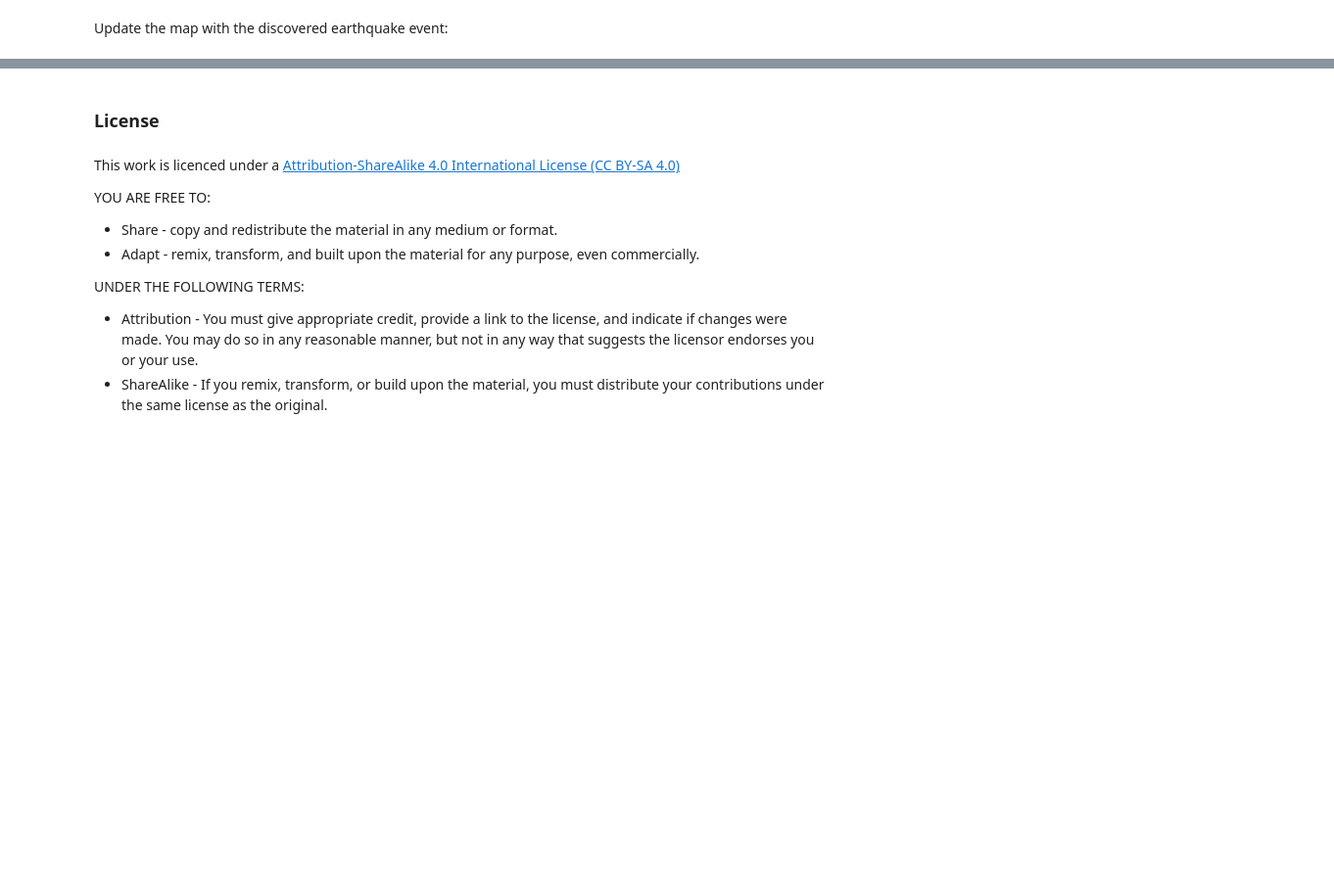
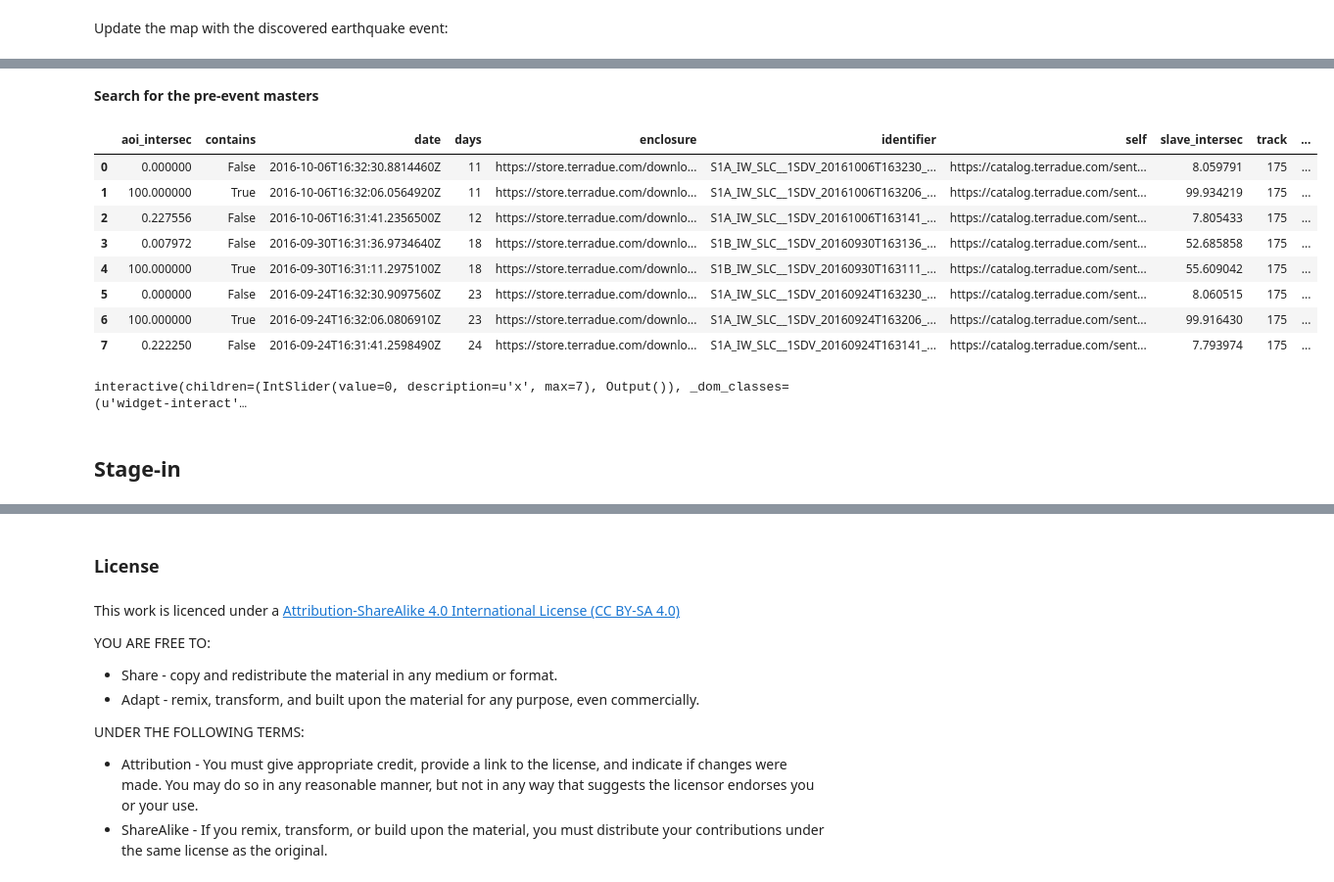
Before and after one commit to geohazards-tep/crl-school-2108, a Jupyter notebook: 01 - Earthquake discovery.ipynb, the cells around one changed output, grey strips where cells are left out. Shown at 98% size. Saved outputs shown, nothing was run; the diff lists cells and outputs as text; code cells hidden in the pictures; blank space fills up the shorter version.

```diff
--- a/01 - Earthquake discovery.ipynb
+++ b/01 - Earthquake discovery.ipynb
@@ -164,0 +312,2 @@ The next Jupyter notebook of the training, **02 - Sentinel-1 discovery** shows h
+# %% [markdown]
+**Search for the pre-event masters**
@@ -164,0 +316,48 @@ The next Jupyter notebook of the training, **02 - Sentinel-1 discovery** shows h
+# %%
+master_search_stop_date = (dateutil.parser.parse(slave['startdate']) + timedelta(days=-1)).isoformat()
+# %%
+master_search_params = dict([('geom', slave['wkt']),
+                             ('track', slave['track']),
+                             ('pt',slave['productType']),
+                             ('start', master_search_start_date),
+                             ('stop', master_search_stop_date)])
+# %%
+try:
+    master_search = ciop.search(end_point=series,
+                            params=master_search_params,
+                            output_fields='identifier,enclosure,self,startdate,track,wkt',
+                            model='EOP')
+except IndexError:
+    print('no masters')
+# %%
+result = []
+
+for index, elem in enumerate(master_search):
+
+    master_wkt = loads(elem['wkt'])
+
+    result.append({'self' : elem['self'],
+                   'identifier' : elem['identifier'],
+                   'enclosure' : elem['enclosure'],
+                   'wkt': loads(elem['wkt']),
+                                      'date' : elem['startdate'],
+                   'track' : elem['track'],
+                   'aoi_intersec' : (master_wkt.intersection(aoi).area/aoi.area) * 100,
+                   'slave_intersec' : (master_wkt.intersection(loads(slave['wkt']))).area / loads(slave['wkt']).area * 100,
+                   'contains': master_wkt.contains(aoi),
+                   'days': (dateutil.parser.parse(slave['startdate']) - dateutil.parser.parse(elem['startdate'])).days
+                  })
+
+masters = gp.GeoDataFrame(result)
+# %%
+masters
+# %% [output]
+|  | aoi_intersec | contains | date | days | enclosure | identifier | self | slave_intersec | track | ... |
+| 0 | 0.000000 | False | 2016-10-06T16:32:30.8814460Z | 11 | https://store.terradue.com/downlo... | S1A_IW_SLC__1SDV_20161006T163230_... | https://catalog.terradue.com/sent... | 8.059791 | 175 | ... |
+| 1 | 100.000000 | True | 2016-10-06T16:32:06.0564920Z | 11 | https://store.terradue.com/downlo... | S1A_IW_SLC__1SDV_20161006T163206_... | https://catalog.terradue.com/sent... | 99.934219 | 175 | ... |
+| 2 | 0.227556 | False | 2016-10-06T16:31:41.2356500Z | 12 | https://store.terradue.com/downlo... | S1A_IW_SLC__1SDV_20161006T163141_... | https://catalog.terradue.com/sent... | 7.805433 | 175 | ... |
+| 3 | 0.007972 | False | 2016-09-30T16:31:36.9734640Z | 18 | https://store.terradue.com/downlo... | S1B_IW_SLC__1SDV_20160930T163136_... | https://catalog.terradue.com/sent... | 52.685858 | 175 | ... |
+| 4 | 100.000000 | True | 2016-09-30T16:31:11.2975100Z | 18 | https://store.terradue.com/downlo... | S1B_IW_SLC__1SDV_20160930T163111_... | https://catalog.terradue.com/sent... | 55.609042 | 175 | ... |
+| 5 | 0.000000 | False | 2016-09-24T16:32:30.9097560Z | 23 | https://store.terradue.com/downlo... | S1A_IW_SLC__1SDV_20160924T163230_... | https://catalog.terradue.com/sent... | 8.060515 | 175 | ... |
+| 6 | 100.000000 | True | 2016-09-24T16:32:06.0806910Z | 23 | https://store.terradue.com/downlo... | S1A_IW_SLC__1SDV_20160924T163206_... | https://catalog.terradue.com/sent... | 99.916430 | 175 | ... |
+| 7 | 0.222250 | False | 2016-09-24T16:31:41.2598490Z | 24 | https://store.terradue.com/downlo... | S1A_IW_SLC__1SDV_20160924T163141_... | https://catalog.terradue.com/sent... | 7.793974 | 175 | ... |
@@ -164,0 +400,4 @@ The next Jupyter notebook of the training, **02 - Sentinel-1 discovery** shows h
+# %%
+interact(f, x=widgets.IntSlider(min=0,max=len(masters)-1,step=1,value=0));
+# %% [output]
+interactive(children=(IntSlider(value=0, description=u'x', max=7), Output()), _dom_classes=(u'widget-interact'…
@@ -164,0 +413,2 @@ The next Jupyter notebook of the training, **02 - Sentinel-1 discovery** shows h
+# %% [markdown]
+## Stage-in
```
Also changed, not shown: parts of 60 cells of this notebook, 1 other file.
